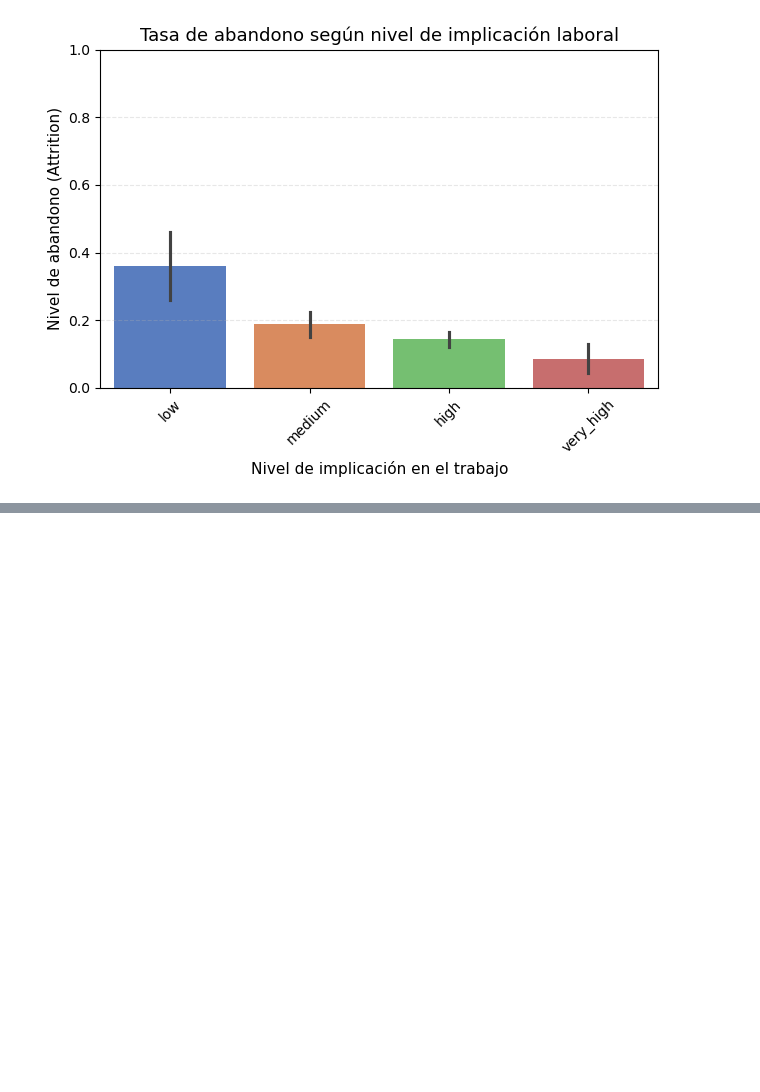
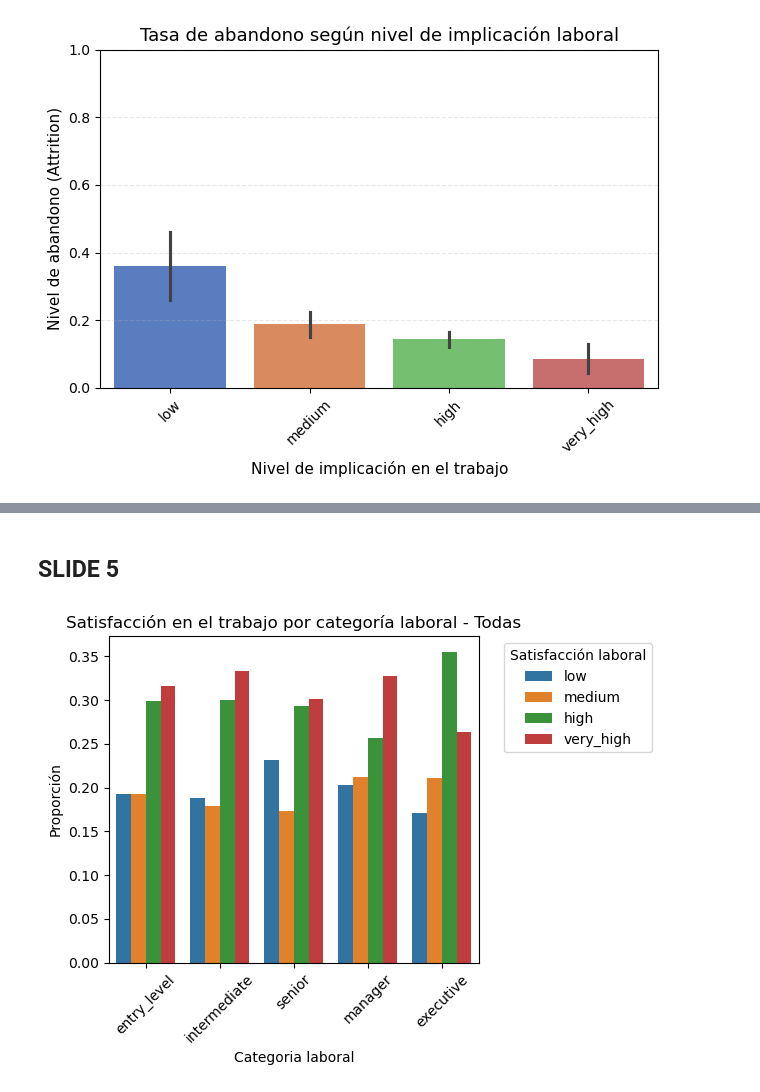
Before and after one commit to xcgrisales/project-da-promo-50-modulo-3-team-4, a Jupyter notebook: 05_visualizaciones_seleccionadas.ipynb, the cells around one changed output, grey strips where cells are left out. Saved outputs shown, nothing was run; the diff lists cells and outputs as text; code cells hidden in the pictures; blank space fills up the shorter version.

```diff
--- a/05_visualizaciones_seleccionadas.ipynb
+++ b/05_visualizaciones_seleccionadas.ipynb
@@ -1075,0 +1378,28 @@ plt.show()
+# %% [markdown]
+## SLIDE 5
+# %%
+df = pd.read_csv("df_final.csv")
+
+# Orden específico
+satisfaction_order = ['low', 'medium', 'high', 'very_high']
+job_level_order = ['entry_level', 'intermediate', 'senior', 'manager', 'executive']
+
+# Convertir a categóricas ordenadas
+df['job_satisfaction'] = pd.Categorical(df['job_satisfaction'], categories=satisfaction_order, ordered=True)
+df['job_level'] = pd.Categorical(df['job_level'], categories=job_level_order, ordered=True)
+
+# Agrupar y calcular proporciones
+prop_df = df.groupby(['job_level', 'job_satisfaction']).size().reset_index(name='count')
+prop_df['percentage'] = prop_df['count'] / prop_df.groupby('job_level')['count'].transform('sum')
+
+# Gráfico
+sns.barplot(data=prop_df, x='job_level', y='percentage', hue='job_satisfaction')
+plt.title('Satisfacción en el trabajo por categoría laboral - Todas')
+plt.ylabel('Proporción')
+plt.xlabel('Categoria laboral')
+plt.xticks(rotation=45)
+plt.legend(bbox_to_anchor=(1.05, 1), loc='upper left', title='Satisfacción laboral')
+plt.tight_layout()
+plt.show()
+# %% [output]
+[figure, added]
```
Also changed, not shown: parts of 33 cells of this notebook.
